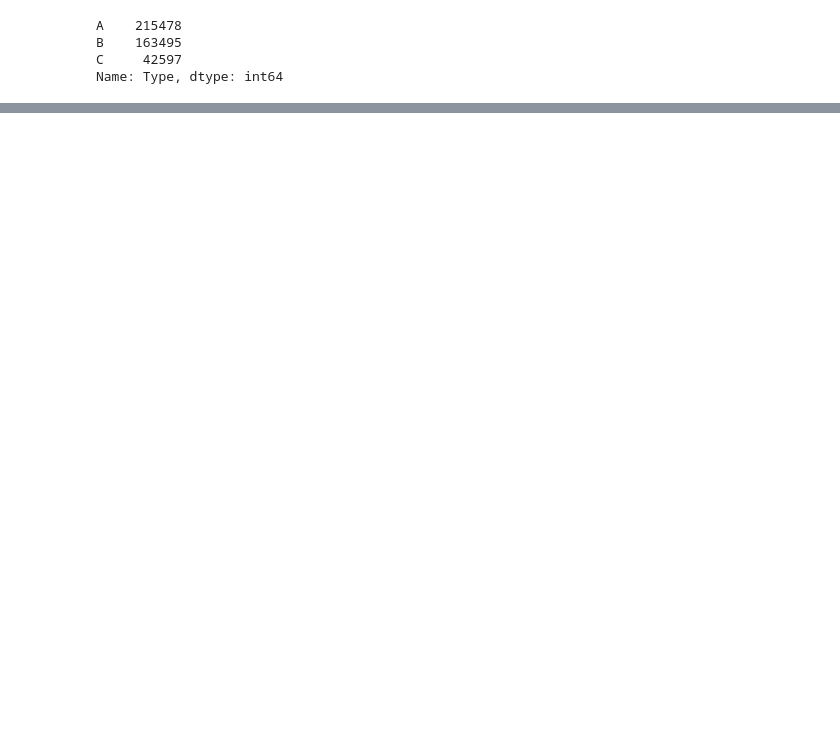
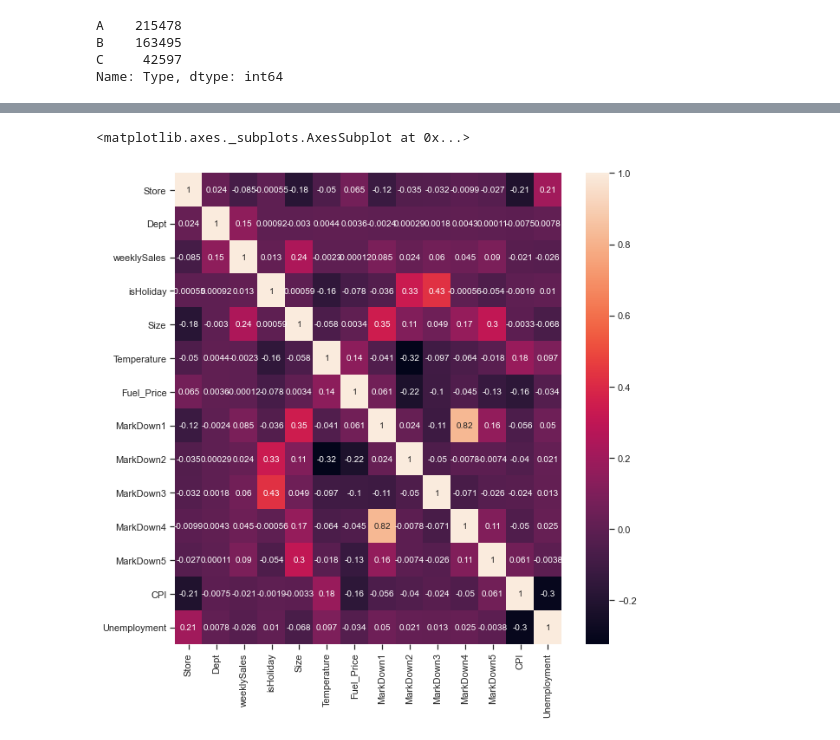
Before and after one commit to 123srb/Walmart-Sales-Forecast, a Jupyter notebook: Walmart Sales Forecast.ipynb, the cells around one changed output, grey strips where cells are left out. Cells and saved outputs as stored; diff of their text form; code cells hidden in the pictures; blank space fills up the shorter version.

```diff
--- a/Walmart Sales Forecast.ipynb
+++ b/Walmart Sales Forecast.ipynb
@@ -131,0 +135,8 @@ df.describe()
+# %%
+plt.figure(figsize=(10,10))
+sns.heatmap(df.corr(), annot=True)
+#Markdown1 and Markdown4 seem very correlated
+#Size and Dept seem to be slightly correlated with Sales
+# %% [output]
+<matplotlib.axes._subplots.AxesSubplot at 0x...>
+[figure, added]
```
Also changed, not shown: parts of 14 cells of this notebook.
